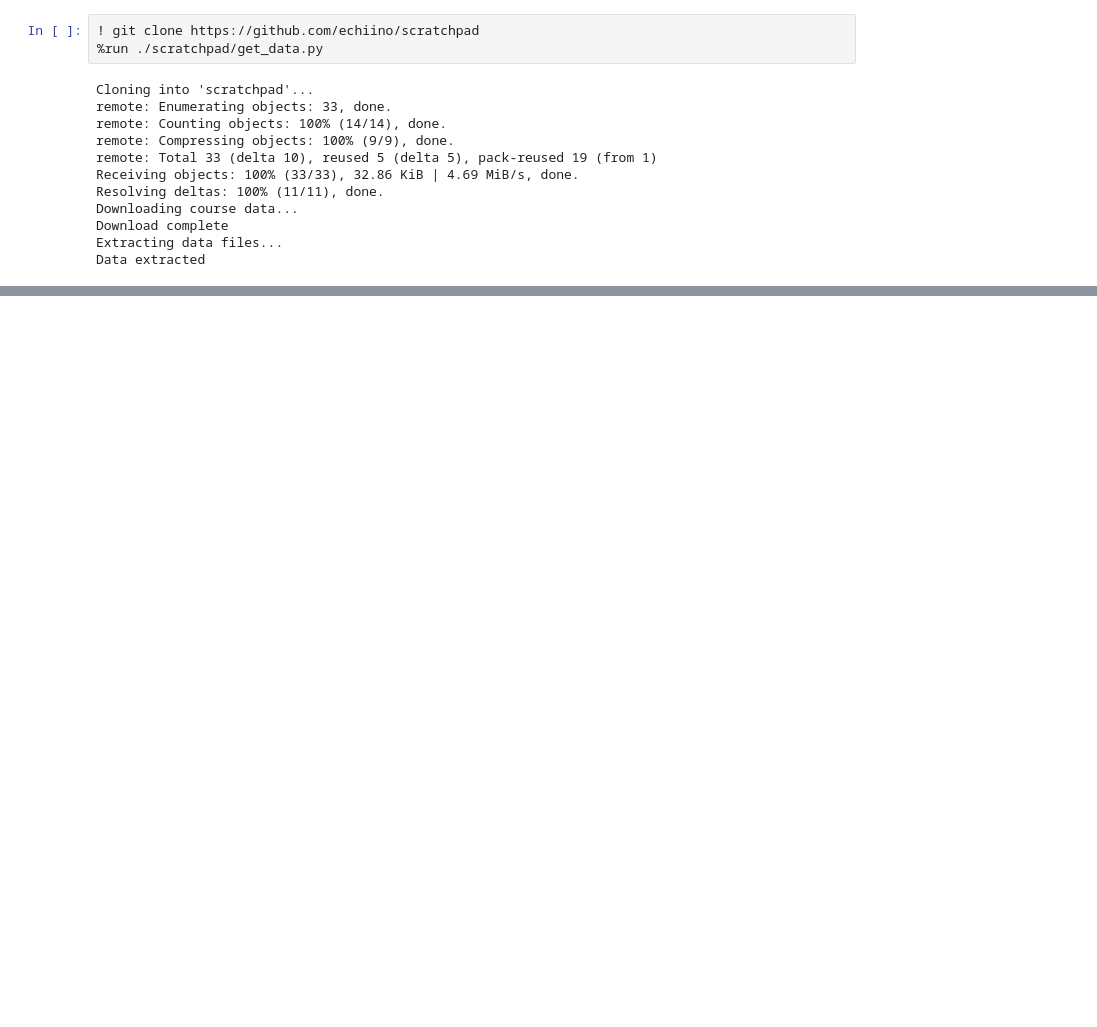
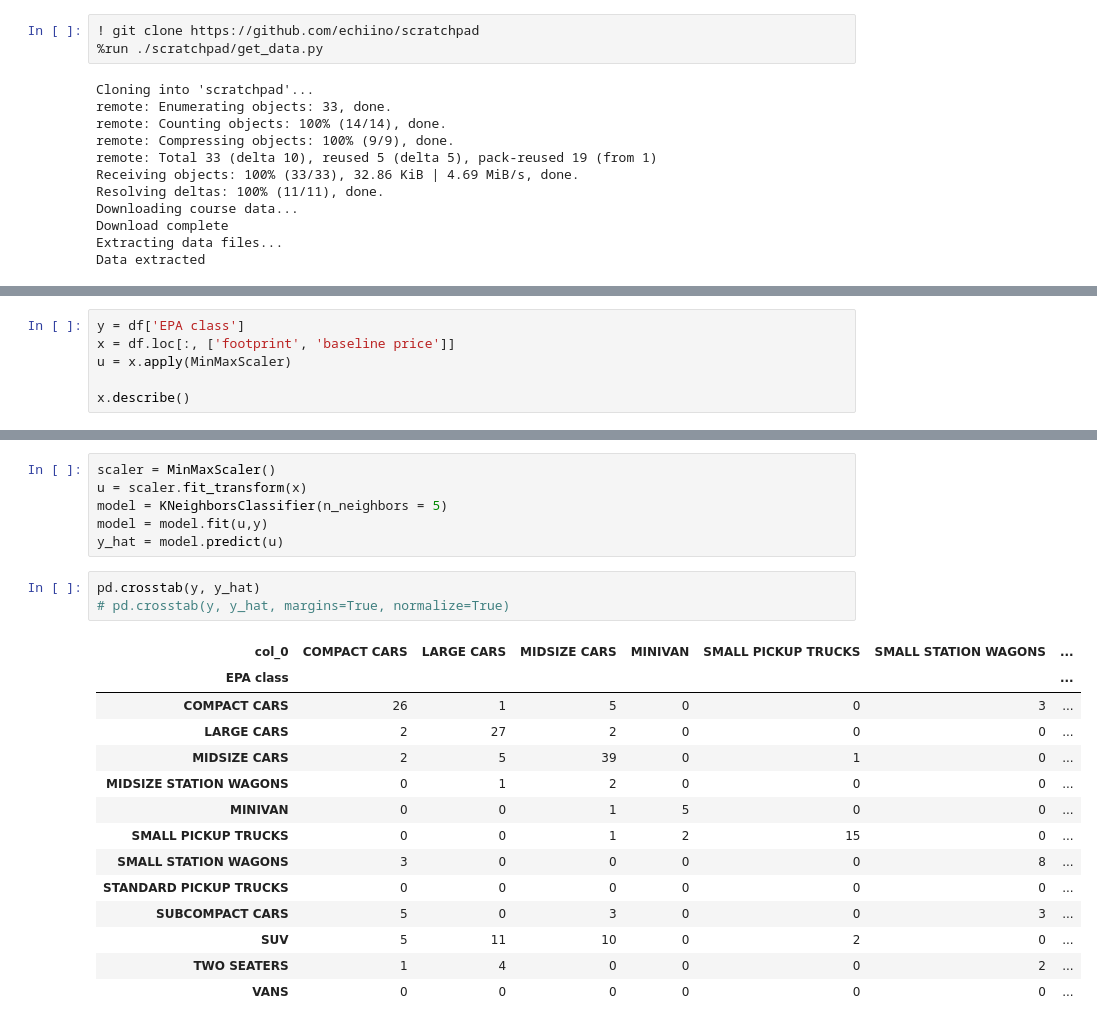
Before and after one commit to echiino/scratchpad, a Jupyter notebook: nb_2026_02_03.ipynb, the cells around one changed output, grey strips where cells are left out. Saved outputs shown, nothing was run; the diff lists cells and outputs as text; blank space fills up the shorter version.

```diff
--- a/nb_2026_02_03.ipynb
+++ b/nb_2026_02_03.ipynb
@@ -32,0 +59,6 @@ df.head()
+# %%
+y = df['EPA class']
+x = df.loc[:, ['footprint', 'baseline price']]
+u = x.apply(MinMaxScaler)
+
+x.describe()
@@ -32,0 +75,24 @@ df.head()
+# %%
+scaler = MinMaxScaler()
+u = scaler.fit_transform(x)
+model = KNeighborsClassifier(n_neighbors = 5)
+model = model.fit(u,y)
+y_hat = model.predict(u)
+# %%
+pd.crosstab(y, y_hat)
+# pd.crosstab(y, y_hat, margins=True, normalize=True)
+# %% [output]
+| col_0 | COMPACT CARS | LARGE CARS | MIDSIZE CARS | MINIVAN | SMALL PICKUP TRUCKS | SMALL STATION WAGONS | ... |
+| EPA class |  |  |  |  |  |  | ... |
+| COMPACT CARS | 26 | 1 | 5 | 0 | 0 | 3 | ... |
+| LARGE CARS | 2 | 27 | 2 | 0 | 0 | 0 | ... |
+| MIDSIZE CARS | 2 | 5 | 39 | 0 | 1 | 0 | ... |
+| MIDSIZE STATION WAGONS | 0 | 1 | 2 | 0 | 0 | 0 | ... |
+| MINIVAN | 0 | 0 | 1 | 5 | 0 | 0 | ... |
+| SMALL PICKUP TRUCKS | 0 | 0 | 1 | 2 | 15 | 0 | ... |
+| SMALL STATION WAGONS | 3 | 0 | 0 | 0 | 0 | 8 | ... |
+| STANDARD PICKUP TRUCKS | 0 | 0 | 0 | 0 | 0 | 0 | ... |
+| SUBCOMPACT CARS | 5 | 0 | 3 | 0 | 0 | 3 | ... |
+| SUV | 5 | 11 | 10 | 0 | 2 | 0 | ... |
+| TWO SEATERS | 1 | 4 | 0 | 0 | 0 | 2 | ... |
+| VANS | 0 | 0 | 0 | 0 | 0 | 0 | ... |
```
Also changed, not shown: parts of 3 cells of this notebook.
